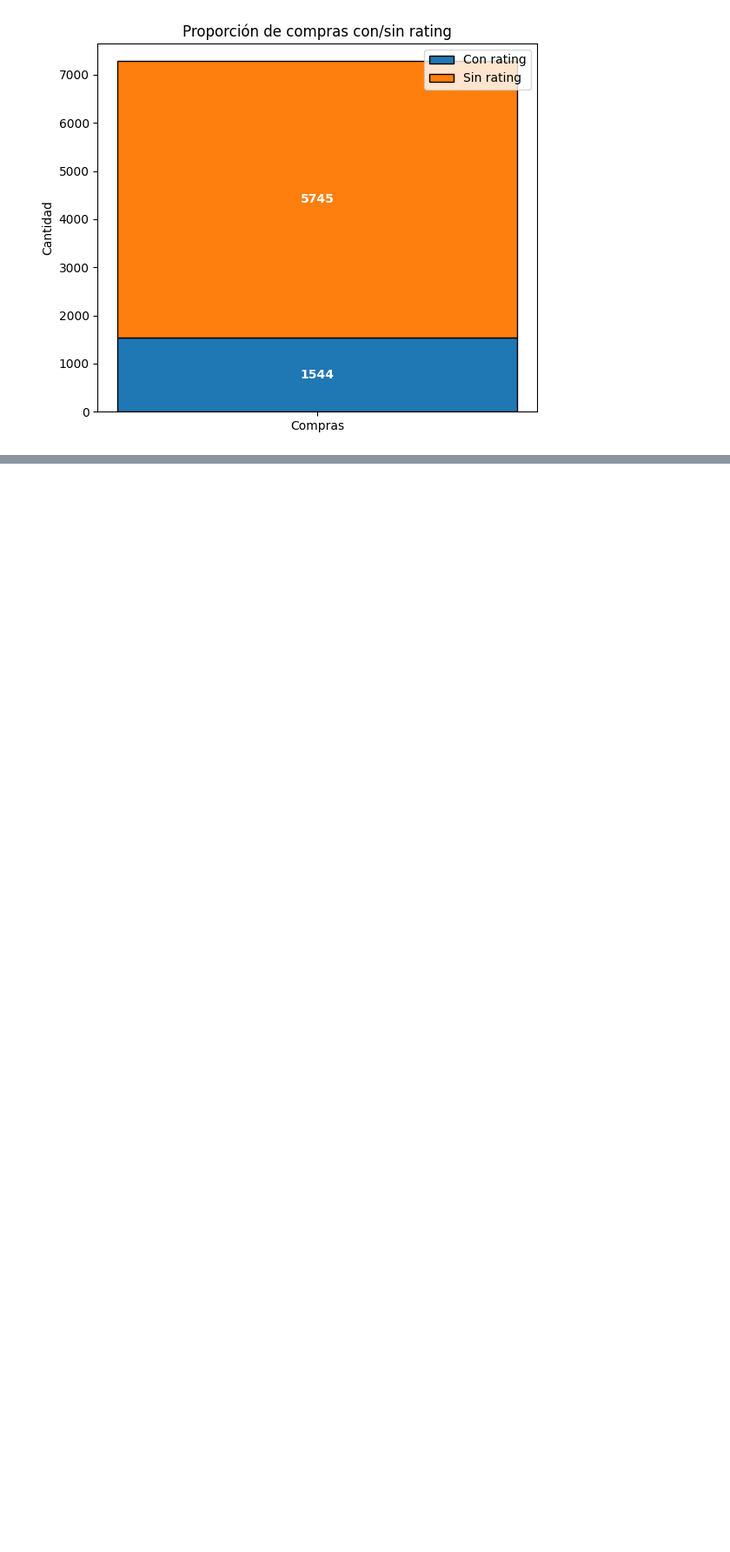
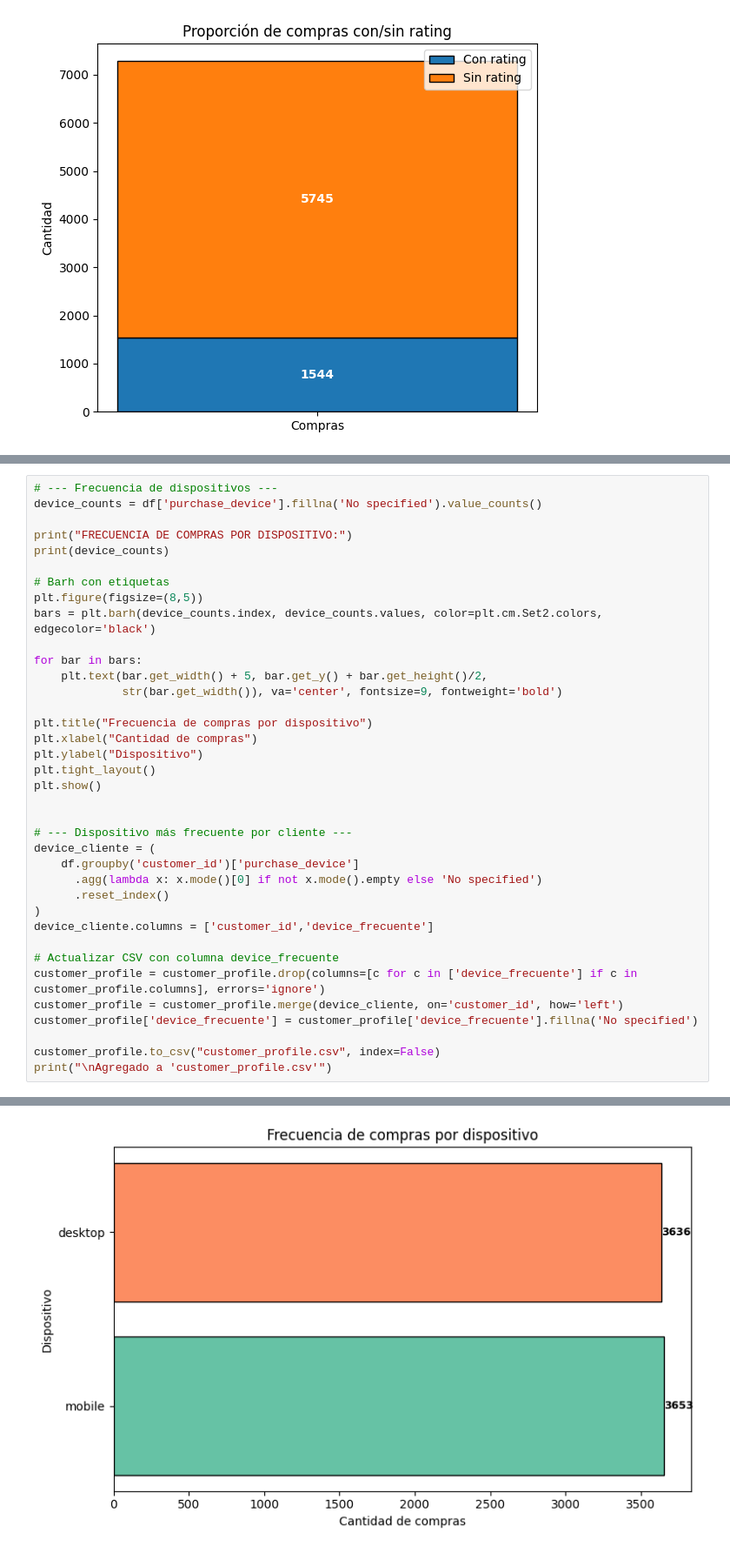
Before and after one commit to marflowersmar/ML25_MD_2025, a Jupyter notebook: src/ml25/P01_avance/Analisis_exploratorio.ipynb, the cells around one changed output, grey strips where cells are left out. Shown at 87% size. Saved outputs shown, nothing was run; the diff lists cells and outputs as text; blank space fills up the shorter version.

```diff
--- a/src/ml25/P01_avance/Analisis_exploratorio.ipynb
+++ b/src/ml25/P01_avance/Analisis_exploratorio.ipynb
@@ -498,0 +501,38 @@ plt.show()
+# %%
+# --- Frecuencia de dispositivos ---
+device_counts = df['purchase_device'].fillna('No specified').value_counts()
+
+print("FRECUENCIA DE COMPRAS POR DISPOSITIVO:")
+print(device_counts)
+
+# Barh con etiquetas
+plt.figure(figsize=(8,5))
+bars = plt.barh(device_counts.index, device_counts.values, color=plt.cm.Set2.colors, edgecolor='black')
+
+for bar in bars:
+    plt.text(bar.get_width() + 5, bar.get_y() + bar.get_height()/2,
+             str(bar.get_width()), va='center', fontsize=9, fontweight='bold')
+
+plt.title("Frecuencia de compras por dispositivo")
+plt.xlabel("Cantidad de compras")
+plt.ylabel("Dispositivo")
+plt.tight_layout()
+plt.show()
+
+
+# --- Dispositivo más frecuente por cliente ---
+device_cliente = (
+    df.groupby('customer_id')['purchase_device']
+      .agg(lambda x: x.mode()[0] if not x.mode().empty else 'No specified')
+      .reset_index()
+)
+device_cliente.columns = ['customer_id','device_frecuente']
+
+# Actualizar CSV con columna device_frecuente
+customer_profile = customer_profile.drop(columns=[c for c in ['device_frecuente'] if c in customer_profile.columns], errors='ignore')
+customer_profile = customer_profile.merge(device_cliente, on='customer_id', how='left')
+customer_profile['device_frecuente'] = customer_profile['device_frecuente'].fillna('No specified')
+
+customer_profile.to_csv("customer_profile.csv", index=False)
+print("\nAgregado a 'customer_profile.csv'")
+# %% [output]
@@ -498,0 +544 @@ plt.show()
+[figure, added]
```
Also changed, not shown: parts of 4 cells of this notebook.
